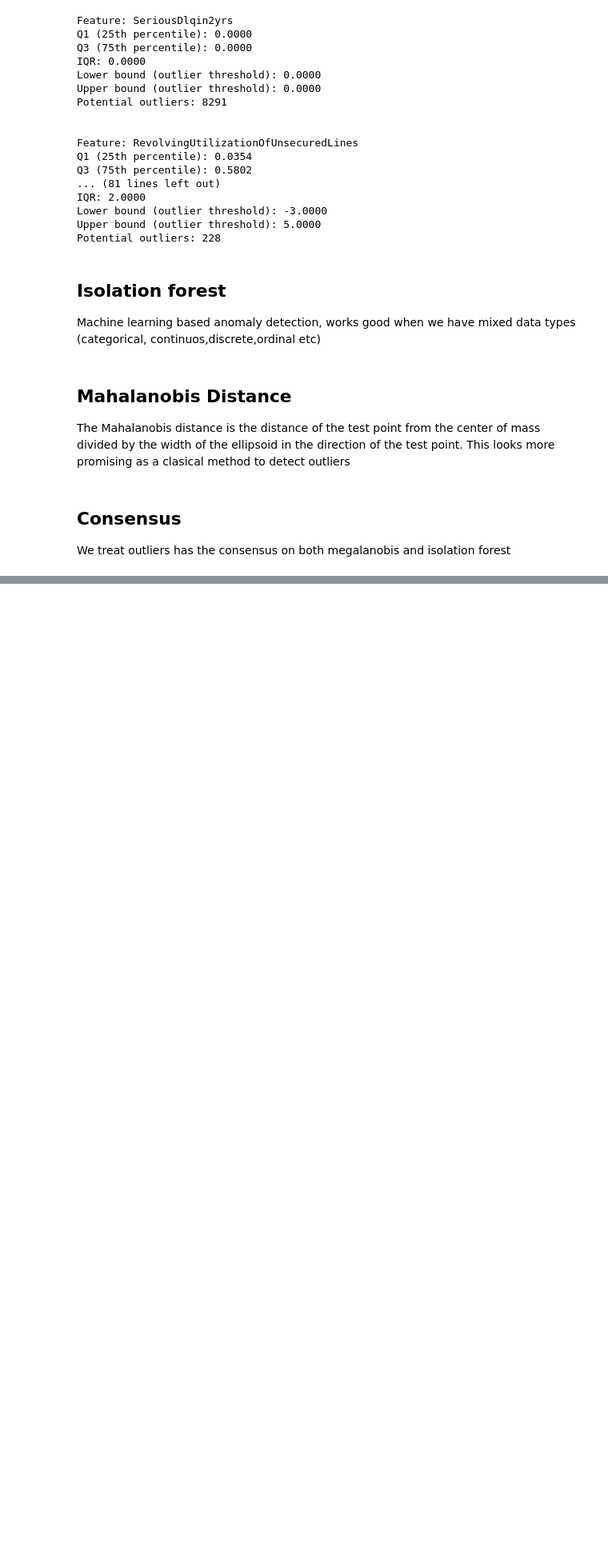
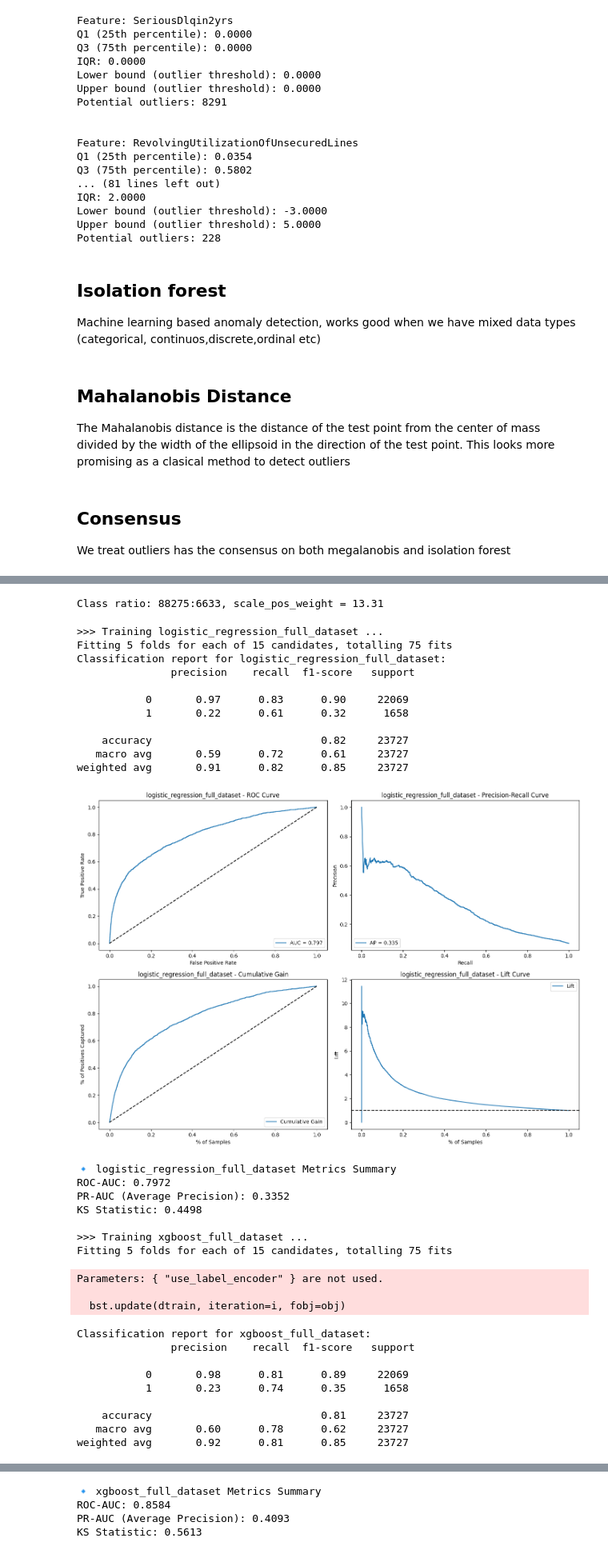
Before and after one commit to IvanLewkowicz/Credit-Risk-Prediction, a Jupyter notebook: notebooks/1-IL-initial-exploration.ipynb, the cells around one changed output, grey strips where cells are left out. Shown at 80% size. Drawn from its saved outputs; the diff is of its cells as text; code cells hidden in the pictures; blank space fills up the shorter version.

```diff
--- a/notebooks/1-IL-initial-exploration.ipynb
+++ b/notebooks/1-IL-initial-exploration.ipynb
@@ -324,0 +356,15 @@ Bien, ya tengo ubicados los posibles outliners para cada
+# %%
+def get_train_test(X,y):
+    X_train, X_test, y_train, y_test = train_test_split(
+        X, y, test_size=0.2, stratify=y, random_state=42
+    )
+
+    return X_train, X_test, y_train, y_test
+# %%
+def get_pos_weight(y_train):
+    # Calculate class imbalance ratio
+    neg, pos = np.bincount(y_train)
+    scale_pos_weight = neg / pos
+    print(f"Class ratio: {neg}:{pos}, scale_pos_weight = {scale_pos_weight:.2f}")
+
+    return scale_pos_weight
@@ -324,0 +548,43 @@ Bien, ya tengo ubicados los posibles outliners para cada
+# %%
+X_train, X_test, y_train, y_test = get_train_test(X,y)
+# %%
+sufix = 'full_dataset'
+models = get_models(sufix,y_train)
+# %% [output]
+Class ratio: 88275:6633, scale_pos_weight = 13.31
+# %%
+cv = StratifiedKFold(n_splits=5, shuffle=True, random_state=42)
+for name, config in models.items():
+    generate_train_test_report(name,config,X_train, X_test, y_train, y_test,cv)
+# %% [output]
+>>> Training logistic_regression_full_dataset ...
+Fitting 5 folds for each of 15 candidates, totalling 75 fits
+Classification report for logistic_regression_full_dataset:
+               precision    recall  f1-score   support
+
+           0       0.97      0.83      0.90     22069
+           1       0.22      0.61      0.32      1658
+
+    accuracy                           0.82     23727
+   macro avg       0.59      0.72      0.61     23727
+weighted avg       0.91      0.82      0.85     23727
+[figure, added]
+🔹 logistic_regression_full_dataset Metrics Summary
+ROC-AUC: 0.7972
+PR-AUC (Average Precision): 0.3352
+KS Statistic: 0.4498
+
+>>> Training xgboost_full_dataset ...
+Fitting 5 folds for each of 15 candidates, totalling 75 fits
+Parameters: { "use_label_encoder" } are not used.
+
+  bst.update(dtrain, iteration=i, fobj=obj)
+Classification report for xgboost_full_dataset:
+               precision    recall  f1-score   support
+
+           0       0.98      0.81      0.89     22069
+           1       0.23      0.74      0.35      1658
+
+    accuracy                           0.81     23727
+   macro avg       0.60      0.78      0.62     23727
+weighted avg       0.92      0.81      0.85     23727
@@ -324,0 +592,4 @@ Bien, ya tengo ubicados los posibles outliners para cada
+🔹 xgboost_full_dataset Metrics Summary
+ROC-AUC: 0.8584
+PR-AUC (Average Precision): 0.4093
+KS Statistic: 0.5613
```
Also changed, not shown: parts of 49 cells of this notebook, 2 other files.
